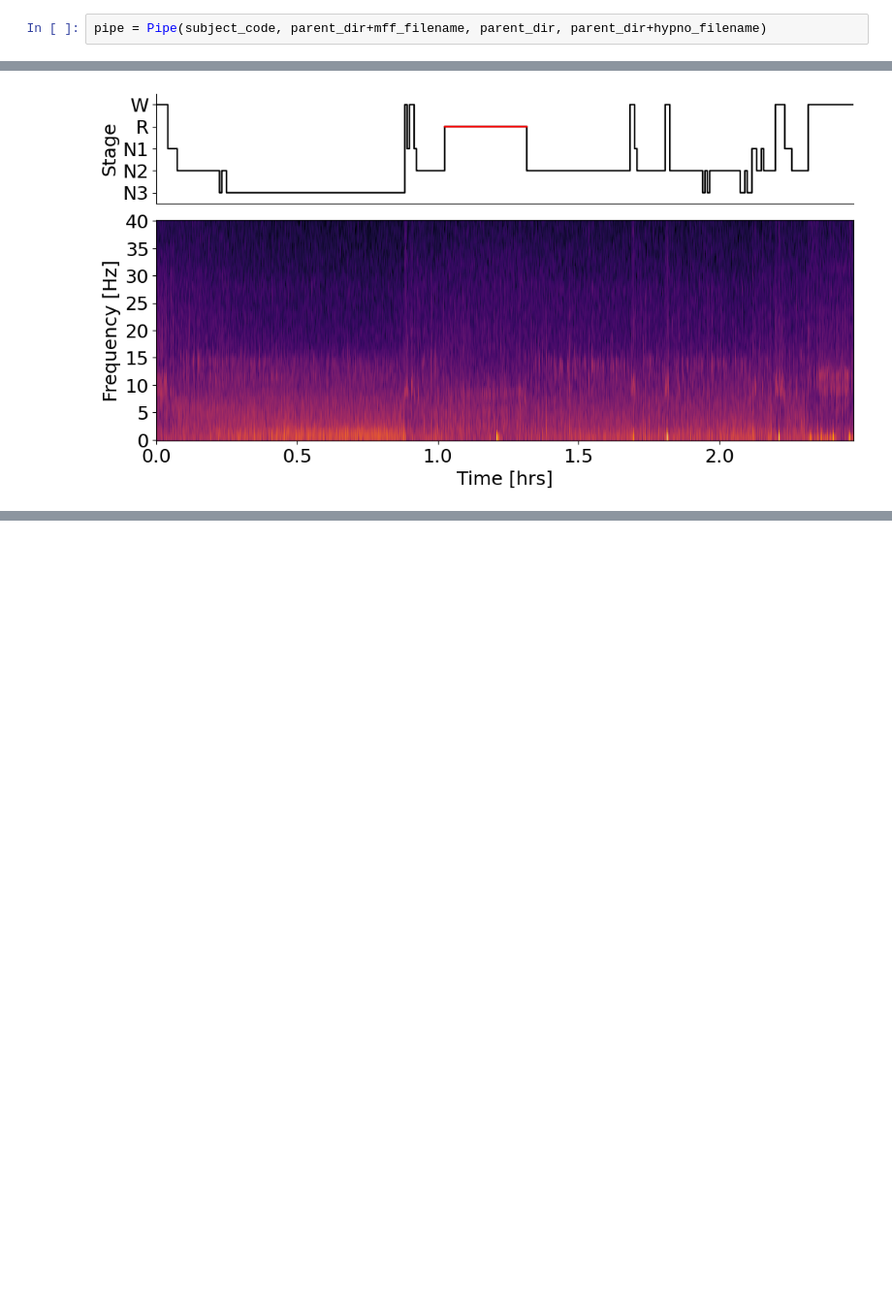
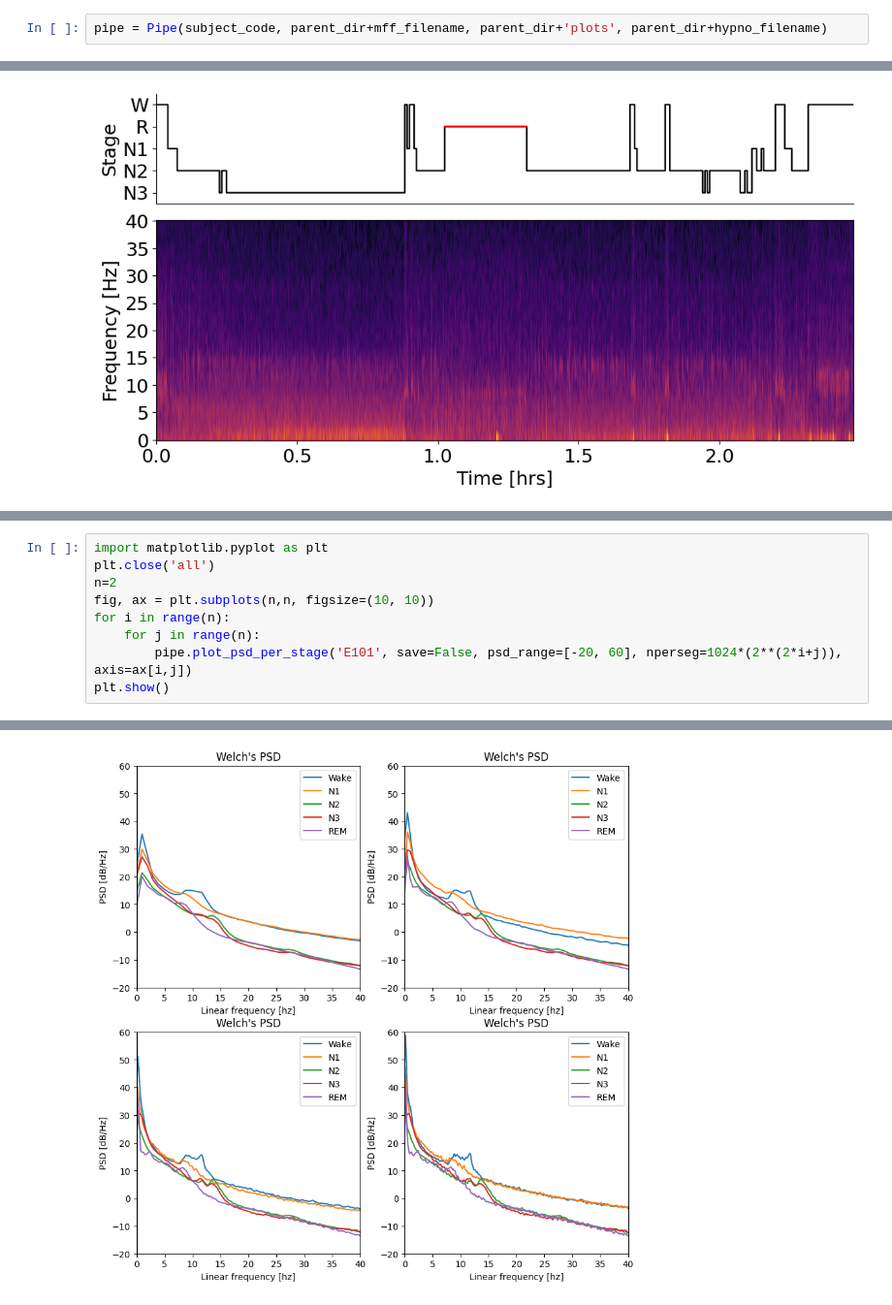
Before and after one commit to NirLab-TAU/sleepeegpy, a Jupyter notebook: test.ipynb, the cells around one changed output, grey strips where cells are left out. Shown at 97% size. Saved outputs shown, nothing was run; the diff lists cells and outputs as text; blank space fills up the shorter version.

```diff
--- a/test.ipynb
+++ b/test.ipynb
@@ -6,7 +6,7 @@ mff_filename = 'nap_data/HZ4/HZ4_SLEEP_20210629_132715.mff'
 hypno_filename = 'scored_nap_data/HZ4-SharonsScore-oldFormat.txt'
 subject_code = 'HZ4'
 # %%
-pipe = Pipe(subject_code, parent_dir+mff_filename, parent_dir, parent_dir+hypno_filename)
+pipe = Pipe(subject_code, parent_dir+mff_filename, parent_dir+'plots', parent_dir+hypno_filename)
 # %% [output]
 Reading EGI MFF Header from D:\Yuval\nap_data\HZ4\HZ4_SLEEP_20210629_132715.mff...
     Reading events ...
@@ -25,0 +20,10 @@ pipe.plot_psd_per_stage('E101', save=False, psd_range=[-20, 60])
+# %%
+import matplotlib.pyplot as plt
+plt.close('all')
+n=2
+fig, ax = plt.subplots(n,n, figsize=(10, 10))
+for i in range(n):
+    for j in range(n):
+        pipe.plot_psd_per_stage('E101', save=False, psd_range=[-20, 60], nperseg=1024*(2**(2*i+j)), axis=ax[i,j])
+plt.show()
+# %% [output]
@@ -25,0 +34 @@ pipe.plot_psd_per_stage('E101', save=False, psd_range=[-20, 60])
+[figure, added]
```
Also changed, not shown: parts of 2 cells of this notebook, 1 other file.
